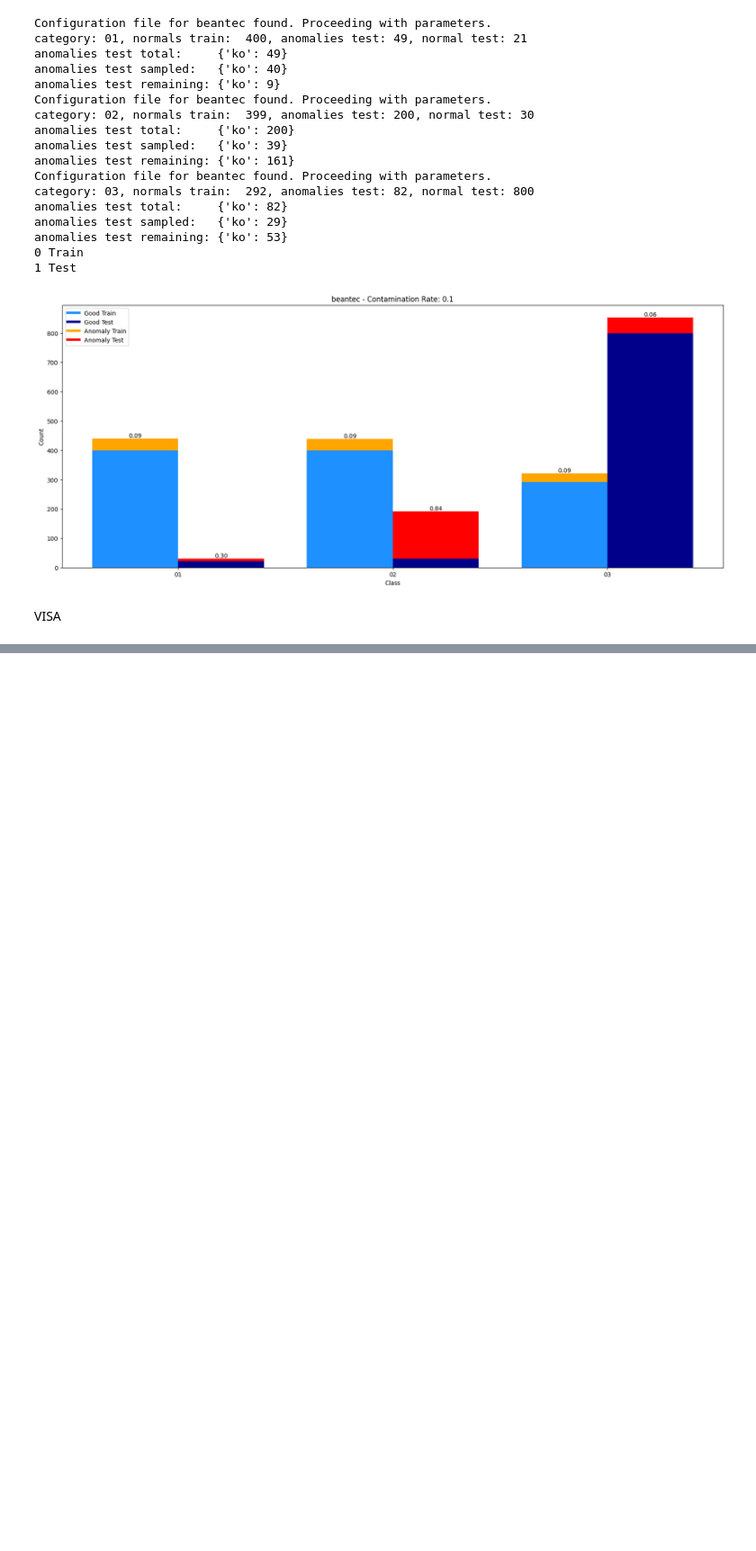
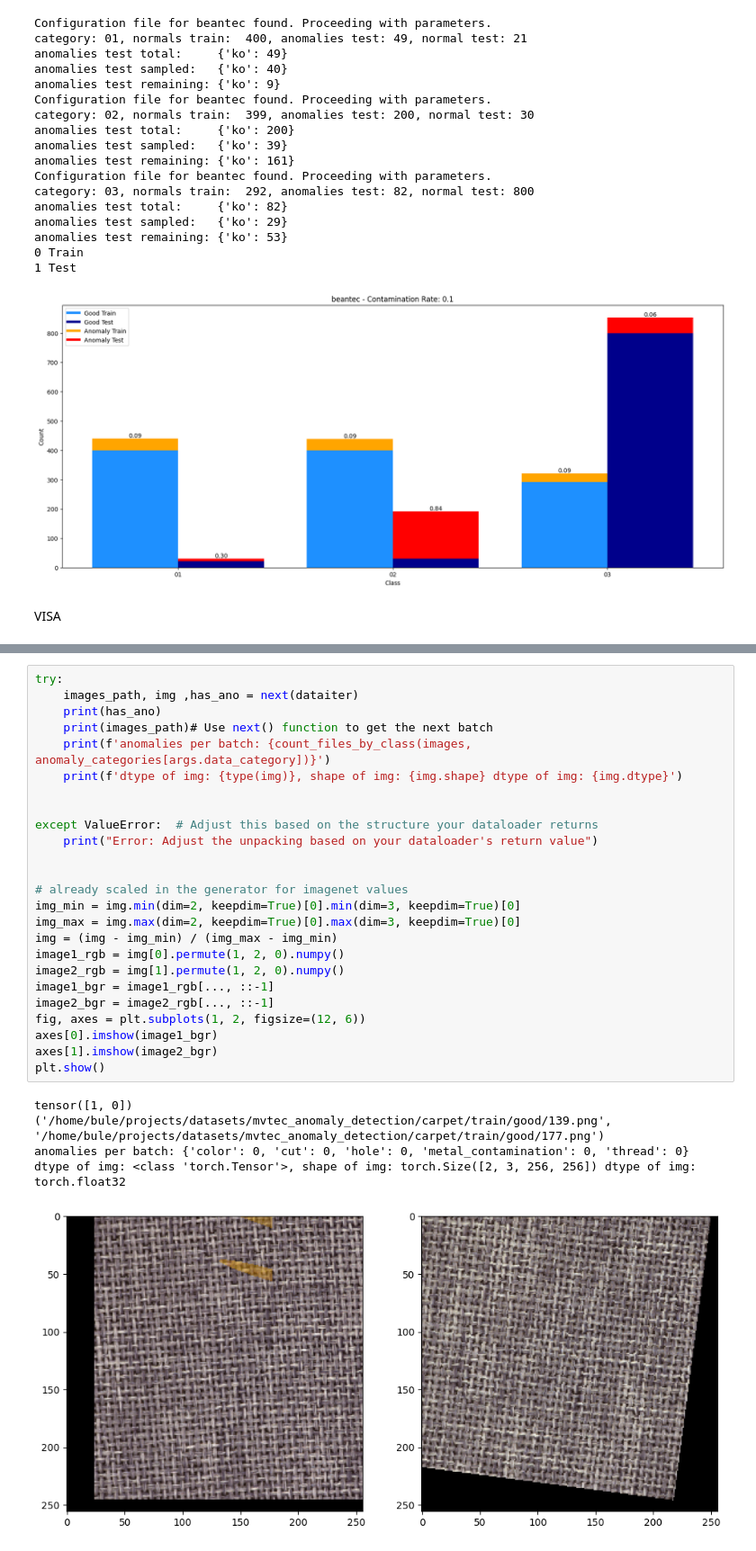
Before and after one commit to buehlpa/UTRAD, a Jupyter notebook: dev_contam_dataloader.ipynb, the cells around one changed output, grey strips where cells are left out. Shown at 90% size. Cells and saved outputs as stored; diff of their text form; blank space fills up the shorter version.

```diff
--- a/dev_contam_dataloader.ipynb
+++ b/dev_contam_dataloader.ipynb
@@ -1289,0 +1845,31 @@ anomalies test remaining: {'Anomaly': 0}
+# %%
+try:
+    images_path, img ,has_ano = next(dataiter)
+    print(has_ano)
+    print(images_path)# Use next() function to get the next batch
+    print(f'anomalies per batch: {count_files_by_class(images, anomaly_categories[args.data_category])}')
+    print(f'dtype of img: {type(img)}, shape of img: {img.shape} dtype of img: {img.dtype}')
+
+
+except ValueError:  # Adjust this based on the structure your dataloader returns
+    print("Error: Adjust the unpacking based on your dataloader's return value")
+
+
+# already scaled in the generator for imagenet values
+img_min = img.min(dim=2, keepdim=True)[0].min(dim=3, keepdim=True)[0]
+img_max = img.max(dim=2, keepdim=True)[0].max(dim=3, keepdim=True)[0]
+img = (img - img_min) / (img_max - img_min)
+image1_rgb = img[0].permute(1, 2, 0).numpy()
+image2_rgb = img[1].permute(1, 2, 0).numpy()
+image1_bgr = image1_rgb[..., ::-1]
+image2_bgr = image2_rgb[..., ::-1]
+fig, axes = plt.subplots(1, 2, figsize=(12, 6))
+axes[0].imshow(image1_bgr)
+axes[1].imshow(image2_bgr)
+plt.show()
+# %% [output]
+tensor([1, 0])
+('/home/bule/projects/datasets/mvtec_anomaly_detection/carpet/train/good/139.png', '/home/bule/projects/datasets/mvtec_anomaly_detection/carpet/train/good/177.png')
+anomalies per batch: {'color': 0, 'cut': 0, 'hole': 0, 'metal_contamination': 0, 'thread': 0}
+dtype of img: <class 'torch.Tensor'>, shape of img: torch.Size([2, 3, 256, 256]) dtype of img: torch.float32
+[figure, added]
```
Also changed, not shown: parts of 13 cells of this notebook, 3 other files.
